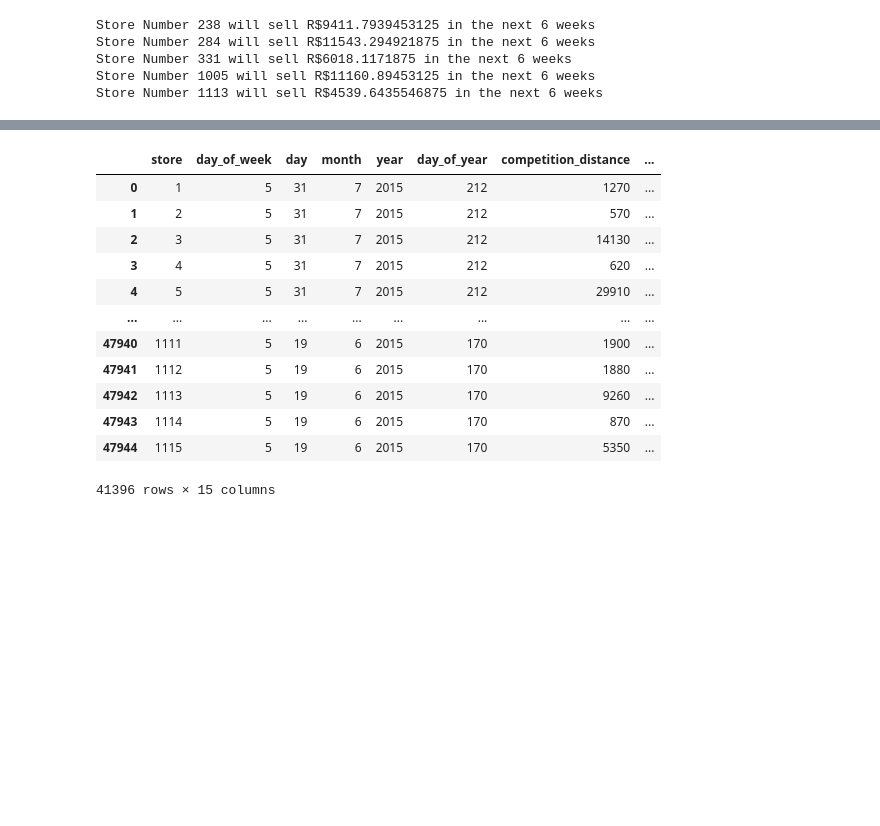
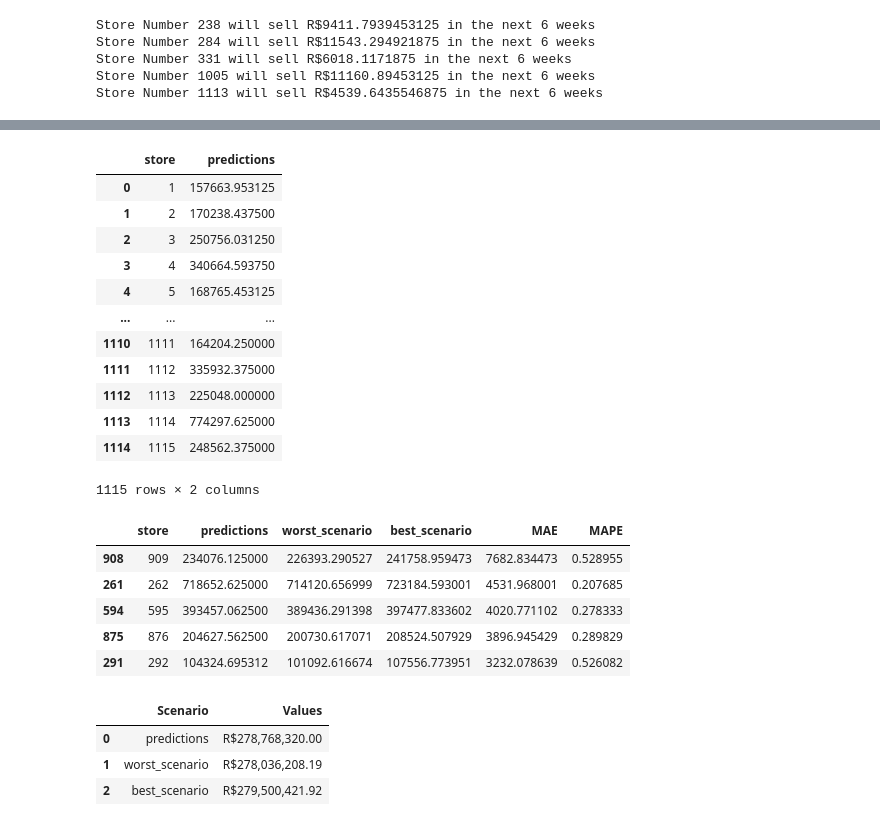
Before and after one commit to alyssonvidal/Rossmann-Sales-Forecast, a Jupyter notebook: notebooks/rossmann_03_ml.ipynb, the cells around one changed output, grey strips where cells are left out. Drawn from its saved outputs; the diff is of its cells as text; code cells hidden in the pictures; blank space fills up the shorter version.

```diff
--- a/notebooks/rossmann_03_ml.ipynb
+++ b/notebooks/rossmann_03_ml.ipynb
@@ -289,12 +298,12 @@ model_xgb_tuned = XGBRegressor( objective='reg:squarederror', n_estimators =2500
 
 
 model_xgb_tuned.fit(X_train, y_train)
-y_pred=model_xgb_tuned.predict(X_test)
+ypred_xgb_tunned=model_xgb_tuned.predict(X_test)
 preds.append(y_pred)
-score = np.sqrt(mean_squared_error(y_test, y_pred))
+score = np.sqrt(mean_squared_error(y_test, ypred_xgb_tunned))
 scores.append(score)
 scores
-#xgb_result = ml_error( np.expm1( y_test), np.expm1( y_pred))
-#xgb_result = ml_error( y_test, y_pred)
-#xgb_result
+#gb_result = ml_error( np.expm1( y_test), np.expm1( y_pred))
+xxgb_result = ml_error( y_test, y_pred)
+xgb_result
 # %% [output]
@@ -492,0 +523,5 @@ KeyError: 'sales'
+# %%
+df9 = test
+# %%
+df9['sales'] = np.expm1( df9['sales'] )
+df9['predictions'] = np.expm1(ypred_xgb_tunned)
@@ -493,16 +539,53 @@ KeyError: 'sales'
+# %%
+df91 = df9[['store', 'predictions']].groupby( 'store' ).sum().reset_index()
+df91
+# %% [output]
+|  | store | predictions |
+| 0 | 1 | 157663.953125 |
+| 1 | 2 | 170238.437500 |
+| 2 | 3 | 250756.031250 |
+| 3 | 4 | 340664.593750 |
+| 4 | 5 | 168765.453125 |
+| ... | ... | ... |
+| 1110 | 1111 | 164204.250000 |
+| 1111 | 1112 | 335932.375000 |
+| 1112 | 1113 | 225048.000000 |
+| 1113 | 1114 | 774297.625000 |
+| 1114 | 1115 | 248562.375000 |
+1115 rows × 2 columns
+# %%
+# sum of predictions
+df91 = df9[['store', 'predictions']].groupby( 'store' ).sum().reset_index()
+
+# MAE and MAPE
+df9_aux1 = df9[['store', 'sales', 'predictions']].groupby( 'store' ).apply( lambda x: mean_absolute_error( x['sales'], x['predictions'] ) ).reset_index().rename( columns={0:'MAE'})
+df9_aux2 = df9[['store', 'sales', 'predictions']].groupby( 'store' ).apply( lambda x: mean_absolute_percentage_error( x['sales'], x['predictions'] ) ).reset_index().rename( columns={0:'MAPE'})
+
+# Merge
+df9_aux3 = pd.merge( df9_aux1, df9_aux2, how='inner', on='store' )
+df92 = pd.merge( df91, df9_aux3, how='inner', on='store' )
+
+# Scenarios
+df92['worst_scenario'] = df92['predictions'] - df92['MAE']
+df92['best_scenario'] = df92['predictions'] + df92['MAE']
+
+# order columns
+df92 = df92[['store', 'predictions', 'worst_scenario', 'best_scenario', 'MAE', 'MAPE']]
 # %%
-df9
+df92.sort_values( 'MAE', ascending=False ).head()
 # %% [output]
-|  | store | day_of_week | day | month | year | day_of_year | competition_distance | ... |
-| 0 | 1 | 5 | 31 | 7 | 2015 | 212 | 1270 | ... |
-| 1 | 2 | 5 | 31 | 7 | 2015 | 212 | 570 | ... |
-| 2 | 3 | 5 | 31 | 7 | 2015 | 212 | 14130 | ... |
-| 3 | 4 | 5 | 31 | 7 | 2015 | 212 | 620 | ... |
-| 4 | 5 | 5 | 31 | 7 | 2015 | 212 | 29910 | ... |
-| ... | ... | ... | ... | ... | ... | ... | ... | ... |
-| 47940 | 1111 | 5 | 19 | 6 | 2015 | 170 | 1900 | ... |
-| 47941 | 1112 | 5 | 19 | 6 | 2015 | 170 | 1880 | ... |
-| 47942 | 1113 | 5 | 19 | 6 | 2015 | 170 | 9260 | ... |
-| 47943 | 1114 | 5 | 19 | 6 | 2015 | 170 | 870 | ... |
-| 47944 | 1115 | 5 | 19 | 6 | 2015 | 170 | 5350 | ... |
+|  | store | predictions | worst_scenario | best_scenario | MAE | MAPE |
+| 908 | 909 | 234076.125000 | 226393.290527 | 241758.959473 | 7682.834473 | 0.528955 |
+| 261 | 262 | 718652.625000 | 714120.656999 | 723184.593001 | 4531.968001 | 0.207685 |
+| 594 | 595 | 393457.062500 | 389436.291398 | 397477.833602 | 4020.771102 | 0.278333 |
+| 875 | 876 | 204627.562500 | 200730.617071 | 208524.507929 | 3896.945429 | 0.289829 |
+| 291 | 292 | 104324.695312 | 101092.616674 | 107556.773951 | 3232.078639 | 0.526082 |
-41396 rows × 15 columns
+# %%
+df93 = df92[['predictions', 'worst_scenario', 'best_scenario']].apply( lambda x: np.sum( x ), axis=0 ).reset_index().rename( columns={'index': 'Scenario', 0:'Values'} )
+df93['Values'] = df93['Values'].map( 'R${:,.2f}'.format )
+df93
+# %% [output]
+|  | Scenario | Values |
+| 0 | predictions | R$278,768,320.00 |
+| 1 | worst_scenario | R$278,036,208.19 |
+| 2 | best_scenario | R$279,500,421.92 |
```
Also changed, not shown: parts of 18 cells of this notebook, 4 other files.
